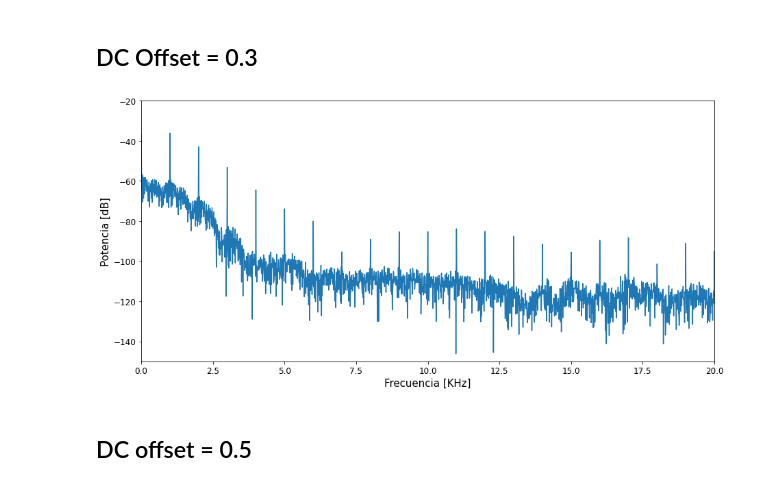
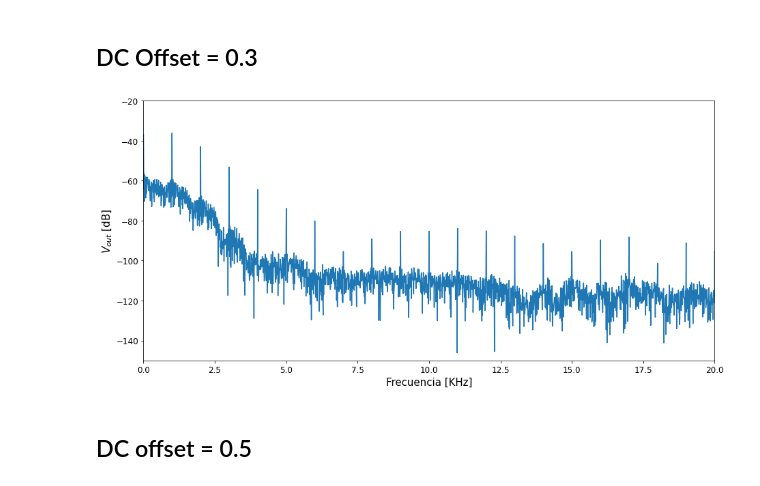
Before and after one commit to vecheto/astro_experimental, a Jupyter notebook: Tarea 3/codigo.ipynb, the cells around one changed output. Cells and saved outputs as stored; diff of their text form; code cells hidden in the pictures.

```diff
--- a/Tarea 3/codigo.ipynb
+++ b/Tarea 3/codigo.ipynb
@@ -225,16 +225,16 @@ datos3=pd.read_table('circuitos/circuito3clean.txt',header=0, sep=' ')
 # %%
 plt.figure(figsize=(15,7))
 plt.xticks(fontsize=12)
 plt.yticks(fontsize=12)
 plt.plot(datos3['Freq.']/1000, datos3['V(out)'])
 plt.xlim(0,20)
 plt.ylim(-150,-20)
 plt.xlabel('Frecuencia [KHz]', size=15)
-plt.ylabel('Potencia [dB]', size=15)
+plt.ylabel('$V_{out}$ [dB]', size=15)
 plt.savefig('espectro03.png')
 plt.show()
 # %% [output]
-[figure, old version]
+[figure, new version]
 # %% [markdown]
 ## DC offset = 0.5
 # %% [markdown]
```
Also changed, not shown: parts of 11 cells of this notebook, 48 other files.
